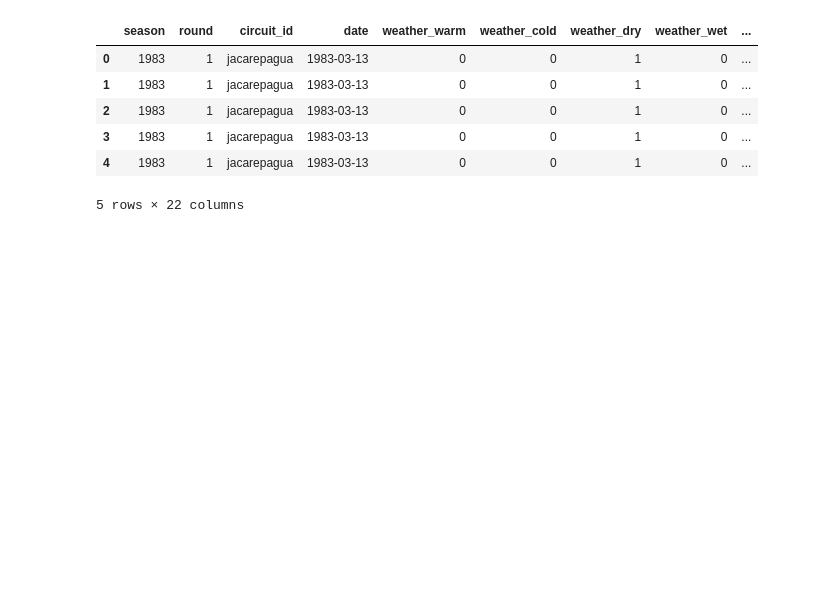
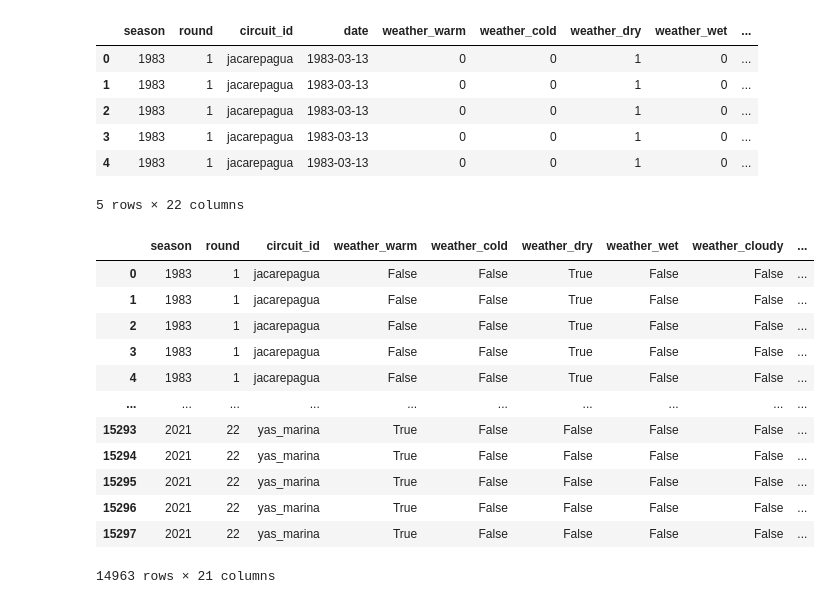
Before and after one commit to Gabutops/Formula_1-PI, a Jupyter notebook: data modelling/merging.ipynb, the cells around one changed output. Saved outputs shown, nothing was run; the diff lists cells and outputs as text; code cells hidden in the pictures; blank space fills up the shorter version.

```diff
--- a/data modelling/merging.ipynb
+++ b/data modelling/merging.ipynb
@@ -120,6 +120,24 @@ final_df.dropna(inplace = True )
 
 for col in ['weather_warm', 'weather_cold','weather_dry', 'weather_wet', 'weather_cloudy']:
     final_df[col] = final_df[col].map(lambda x: bool(x))
+# %%
+final_df = final_df[final_df['qualifying_time'] != 0]
+# %%
+final_df[final_df['qualifying_time'] != 0]
+# %% [output]
+|  | season | round | circuit_id | weather_warm | weather_cold | weather_dry | weather_wet | weather_cloudy | ... |
+| 0 | 1983 | 1 | jacarepagua | False | False | True | False | False | ... |
+| 1 | 1983 | 1 | jacarepagua | False | False | True | False | False | ... |
+| 2 | 1983 | 1 | jacarepagua | False | False | True | False | False | ... |
+| 3 | 1983 | 1 | jacarepagua | False | False | True | False | False | ... |
+| 4 | 1983 | 1 | jacarepagua | False | False | True | False | False | ... |
+| ... | ... | ... | ... | ... | ... | ... | ... | ... | ... |
+| 15293 | 2021 | 22 | yas_marina | True | False | False | False | False | ... |
+| 15294 | 2021 | 22 | yas_marina | True | False | False | False | False | ... |
+| 15295 | 2021 | 22 | yas_marina | True | False | False | False | False | ... |
+| 15296 | 2021 | 22 | yas_marina | True | False | False | False | False | ... |
+| 15297 | 2021 | 22 | yas_marina | True | False | False | False | False | ... |
+14963 rows × 21 columns
 # %%
 # calculate difference in qualifying times
 
```
Also changed, not shown: parts of 9 cells of this notebook, 5 other files.
